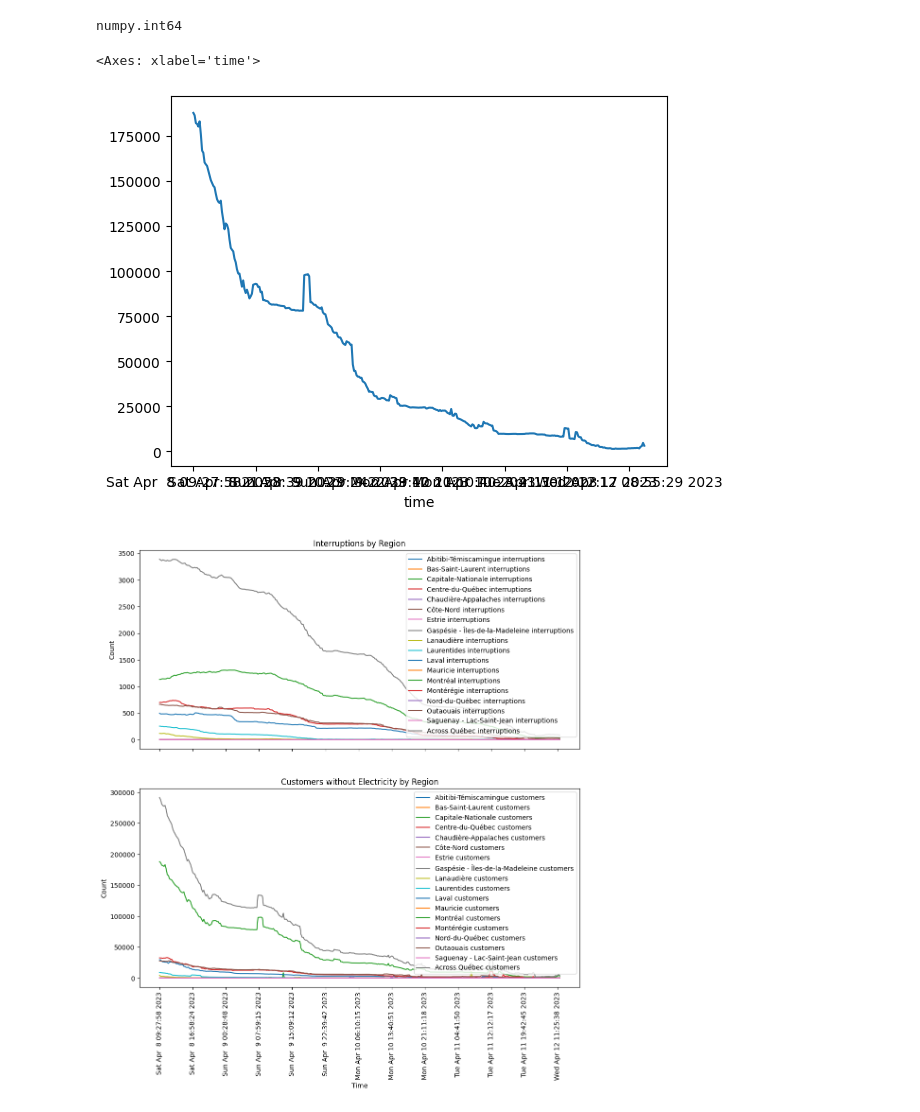
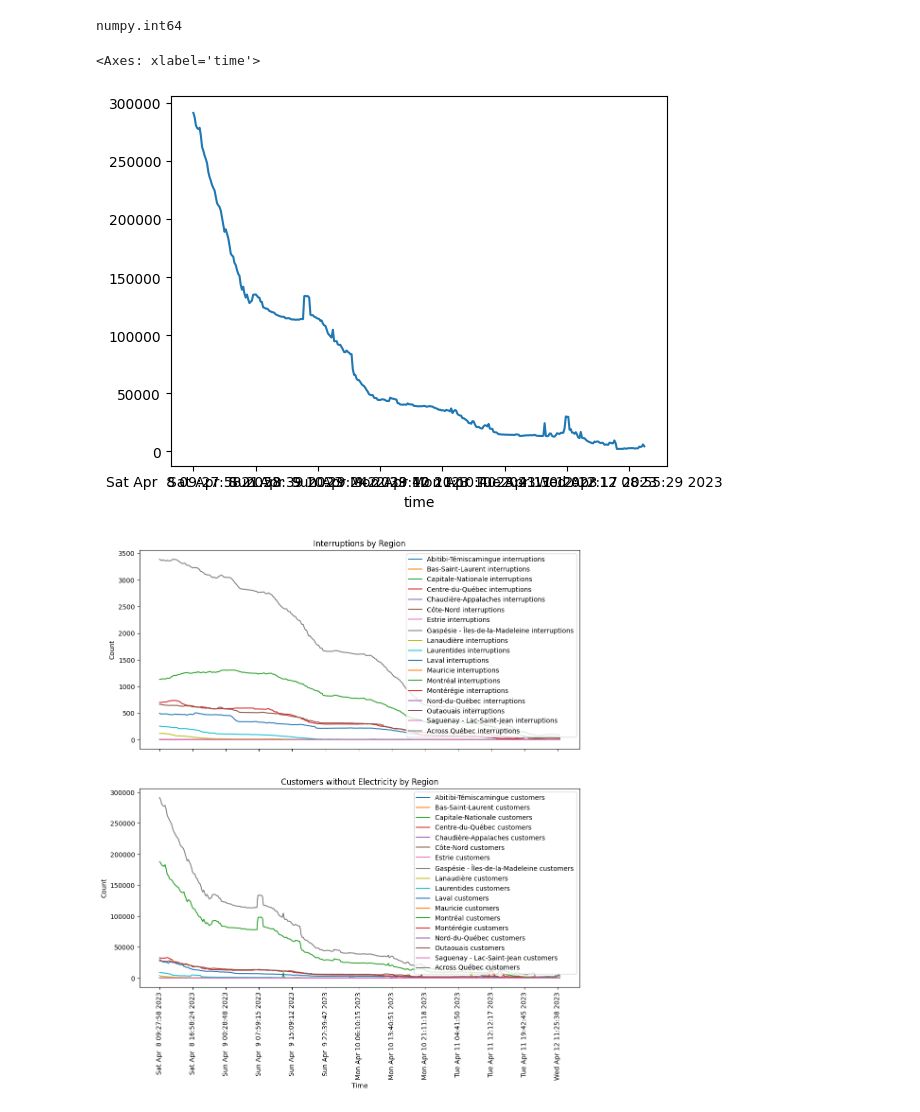
Before and after one commit to CMonnin/QC_Ice_Storm, a Jupyter notebook: notebook.ipynb, the cells around one changed output. Saved outputs shown, nothing was run; the diff lists cells and outputs as text; code cells hidden in the pictures.

```diff
--- a/notebook.ipynb
+++ b/notebook.ipynb
@@ -3,7 +3,7 @@ import pandas as pd
 import re
 import matplotlib.pyplot as plt
 # %%
-df = pd.read_csv('event copy.csv',encoding='latin-1')
+df = pd.read_csv('../QC_Ice_Storm/data/event_copy.csv',encoding='latin-1')
 # %%
 # add column names
 df.columns = ['time','region','interruptions','customers without electricity']
@@ -135,10 +135,10 @@ numpy.int64
 # %%
 new_df.to_csv('wrangled_data.csv')
 # %%
-new_df.loc[:]['Montréal customers'].plot()
+new_df.loc[:]['Across Québec customers'].plot()
 # %% [output]
 <Axes: xlabel='time'>
-[figure, old version]
+[figure, new version]
 # %%
 import matplotlib.ticker as ticker
 # create the data frame
```
Also changed, not shown: parts of 5 cells of this notebook, 3 other files.
